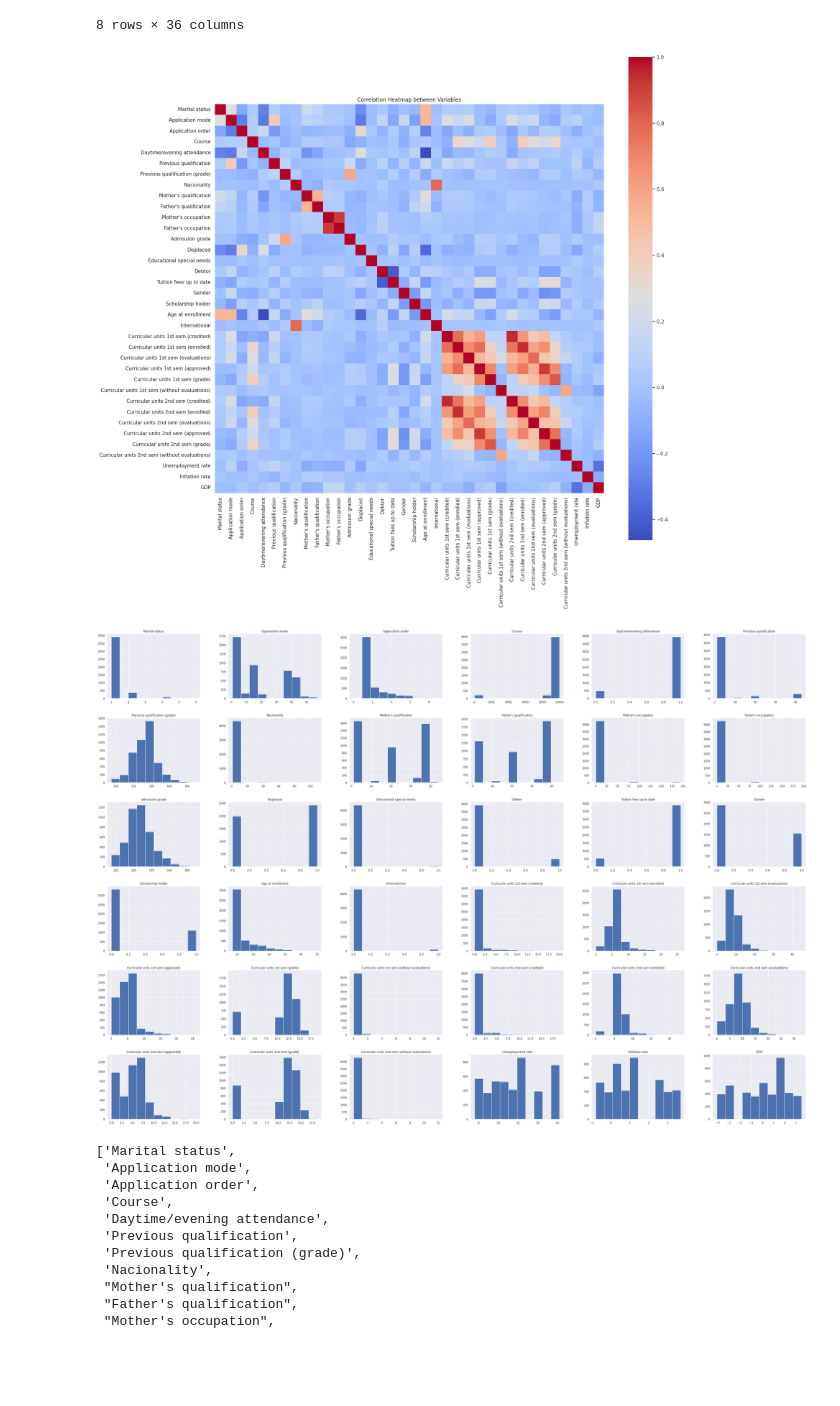
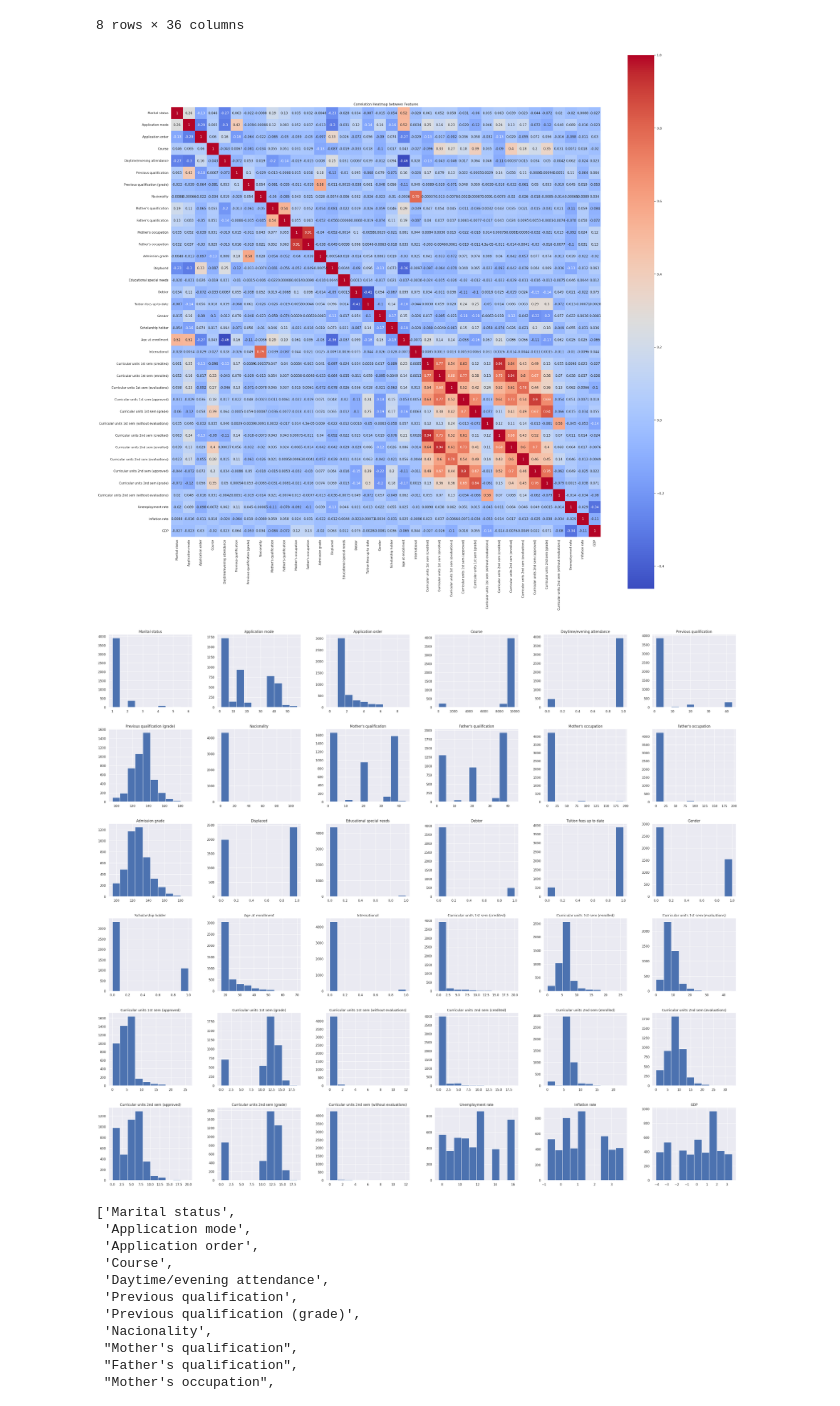
Before and after one commit to ac-infinityhub/zenteiq-kaard, a Jupyter notebook: main.ipynb, the cells around one changed output. Saved outputs shown, nothing was run; the diff lists cells and outputs as text; code cells hidden in the pictures; blank space fills up the shorter version.

```diff
--- a/main.ipynb
+++ b/main.ipynb
@@ -111,21 +111,21 @@ df.describe()
 corr = df.corr(numeric_only=True)
 
 # Setting up the matplotlib figure
-fig, ax = plt.subplots(figsize=(20, 20))
+fig, ax = plt.subplots(figsize=(35, 35))
 
 # Drawing the heatmap
-sns.heatmap(corr, cmap='coolwarm', square=True)
+sns.heatmap(corr, cmap='coolwarm', annot=True, square=True)
 
-plt.title("Correlation Heatmap between Variables")
+plt.title("Correlation Heatmap between Features")
 plt.show()
 # %% [output]
-[figure, old version]
+[figure, new version]
 # %%
 ##histogram - visual representation
 sns.set_theme(style = 'darkgrid')
-df.hist(bins=10, figsize=(50, 35), grid=True, legend=None);
+df.hist(bins=10, figsize=(40, 35), grid=True, legend=None);
 # %% [output]
-[figure, old version]
+[figure, new version]
 # %%
 list(df)
 # %% [output]
```
Also changed, not shown: parts of 41 cells of this notebook.
